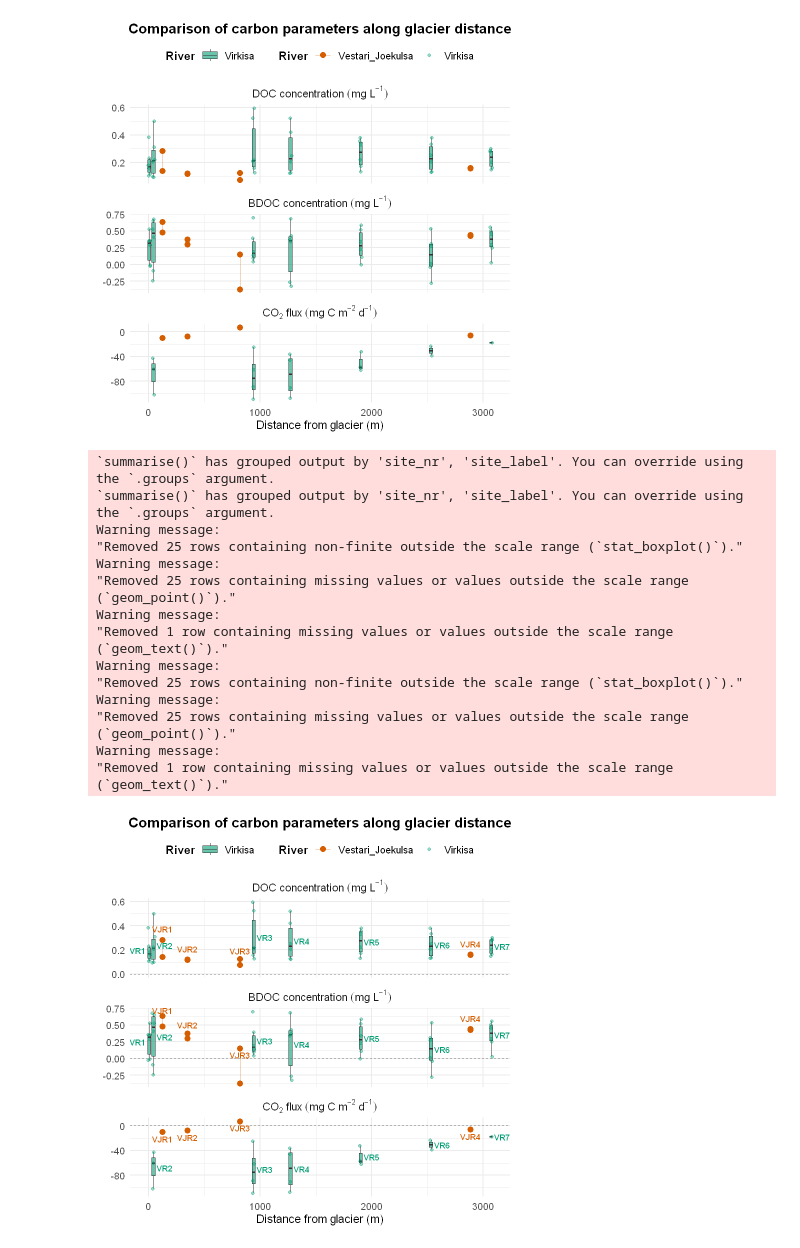
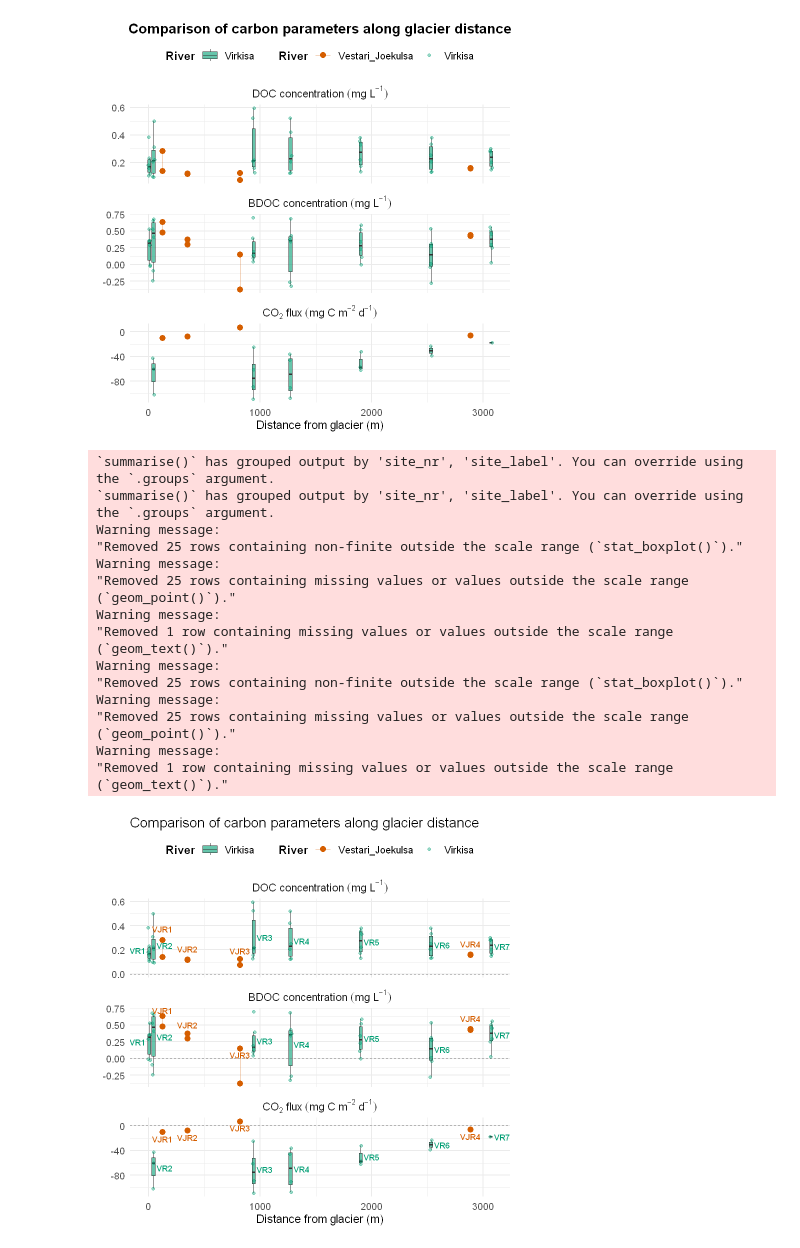
Before and after one commit to kokkaso/MA_supplementary_Data, a Jupyter notebook: notebooks/Statistic/Distance/A_BothRivers_on_Distance_final.ipynb, the cells around one changed output. Saved outputs shown, nothing was run; the diff lists cells and outputs as text; code cells hidden in the pictures.

```diff
--- a/notebooks/Statistic/Distance/A_BothRivers_on_Distance_final.ipynb
+++ b/notebooks/Statistic/Distance/A_BothRivers_on_Distance_final.ipynb
@@ -249,34 +249,42 @@ plot <- ggplot() +
   ) +
   theme_minimal(base_size = 14) +
   theme(
     strip.text = element_text(face = "bold", size = 13),
-    plot.title = element_text(hjust = 0.5, face = "bold", lineheight = 1.2),
     legend.position = "top",
     legend.title = element_text(face = "bold"),
     legend.text = element_text(size = 12),
     legend.key.width = unit(0.8, "cm"),
     legend.spacing.x = unit(0.5, "cm")
   )
 
 # Anzeige
 print(plot)
 
-# 👉 Speichern
+
+# Plot anpassen, damit Labels nicht abgeschnitten werden
+plot <- plot + coord_cartesian(clip = "off")
+
+# Speichern, mit limitsize = FALSE
 ggsave("C:/Users/sophia/Dropbox/MASTER/Master_Data_Table/FINAL/Ergebnisse_Grouping_fluesse/Plot_Combined_Virkisa_Vestari_final.png",
-       plot = plot, width = 15, height = 18, units = "cm", dpi = 300)
+       plot = plot,
+       width = 15,
+       height = 18,
+       units = "cm",
+       dpi = 300,
+       limitsize = FALSE)
 # %% [output]
 `summarise()` has grouped output by 'site_nr', 'site_label'. You can override using the `.groups` argument.
 `summarise()` has grouped output by 'site_nr', 'site_label'. You can override using the `.groups` argument.
 Warning message:
 "Removed 25 rows containing non-finite outside the scale range (`stat_boxplot()`)."
 Warning message:
 "Removed 25 rows containing missing values or values outside the scale range (`geom_point()`)."
 Warning message:
 "Removed 1 row containing missing values or values outside the scale range (`geom_text()`)."
 Warning message:
 "Removed 25 rows containing non-finite outside the scale range (`stat_boxplot()`)."
 Warning message:
 "Removed 25 rows containing missing values or values outside the scale range (`geom_point()`)."
 Warning message:
 "Removed 1 row containing missing values or values outside the scale range (`geom_text()`)."
-[figure, old version]
+[figure, new version]
```
